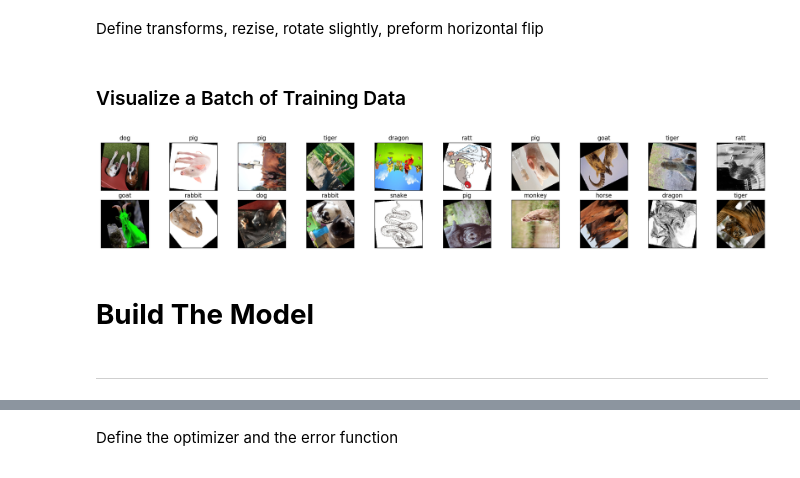
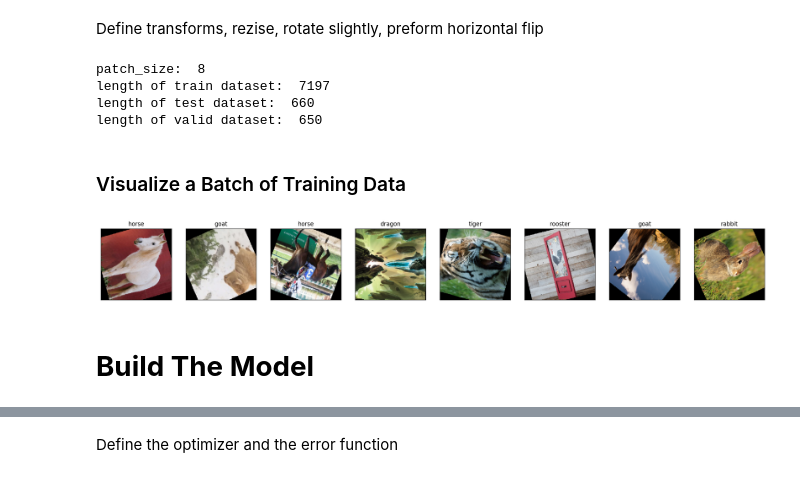
Before and after one commit to gamesMum/ChineseSignsClassification, a Jupyter notebook: Signs.ipynb, the cells around one changed output, grey strips where cells are left out. Cells and saved outputs as stored; diff of their text form; code cells hidden in the pictures.

```diff
--- a/Signs.ipynb
+++ b/Signs.ipynb
@@ -82,66 +81,74 @@ nonechucks may not work properly with this version of PyTorch (1.3.1). It has on
 # %% [markdown]
 Define transforms, rezise, rotate slightly, preform horizontal flip
 # %%
-
+from torch.utils.data.sampler import SubsetRandomSampler
 data_dir = 'signs'
 
-batch_size = 64
+batch_size = 8
+
 # TODO: Define transforms for the training data and testing data
-train_transforms = transforms.Compose([transforms.Resize((256, 256)),
+train_transforms = transforms.Compose([transforms.Resize((250, 250)),
                                        transforms.RandomHorizontalFlip(),
+                                       transforms.CenterCrop(224),
                                        transforms.RandomRotation(224),
                                        transforms.ToTensor(),
                                        transforms.Normalize([0.5, 0.5, 0.5],
                                                            [0.5, 0.5, 0.5])])
 
-test_transforms = transforms.Compose([transforms.Resize(256, 256),
+test_transforms = transforms.Compose([transforms.Resize((250, 250)),
                                       transforms.CenterCrop(224),
                                       transforms.ToTensor(),
                                       transforms.Normalize([0.5, 0.5, 0.5],
                                                            [0.5, 0.5, 0.5])])
 
 # Pass transforms in here, then run the next cell to see how the transforms look
-train_data = datasets.ImageFolder(data_dir + '/train', transform=train_transforms)
-test_data = datasets.ImageFolder(data_dir + '/test', transform=test_transforms)
-valid_data = datasets.ImageFolder(data_dir + "/valid", transform=transforms )
+train_data = datasets.ImageFolder('signs/train', transform=train_transforms)
+valid_data = datasets.ImageFolder('signs/valid', transform=train_transforms)
+test_data = datasets.ImageFolder('signs/test', transform=test_transforms)
 
 train_data = nc.SafeDataset(train_data)
 test_data = nc.SafeDataset(test_data)
 valid_data = nc.SafeDataset(valid_data)
 
 train_loader = torch.utils.data.DataLoader(train_data, batch_size=batch_size, shuffle=True)
-test_loader = torch.utils.data.DataLoader(test_data, batch_size=batch_size)
-valid_loader = torch.utils.data.DataLoader(valid_data, batch_size=batch_size)
+test_loader = torch.utils.data.DataLoader(test_data, batch_size=batch_size, shuffle=True)
+valid_loader = torch.utils.data.DataLoader(valid_data, batch_size=batch_size, shuffle=True)
 
+print('patch_size: ', batch_size)
+print('length of train dataset: ', len(train_data))
+print('length of test dataset: ',len(test_data))
+print('length of valid dataset: ',len(valid_data))
 # specify the image classes
 classes = ['dog', 'dragon', 'goat', 'horse', 'monkey', 'ox', 'pig', 'rabbit',
            'ratt', 'rooster', 'snake', 'tiger']
+# %% [output]
+patch_size:  8
+length of train dataset:  7197
+length of test dataset:  660
+length of valid dataset:  650
 # %% [markdown]
 ### Visualize a Batch of Training Data
 # %%
-# helper function to un-normalize and display an image
 def imshow(img):
-    img = img / 2 + 0.5  # unnormalize
-    plt.imshow(np.transpose(img, (1, 2, 0)))  # convert from Tensor image
+  img = img /2+0.5 #unormalize the images
+  plt.imshow(np.transpose(img, (1, 2, 0))) #convert it back from tensor to image
 
-# obtain one batch of training images
-dataiter = iter(train_loader)
-images, labels = dataiter.next()
-images = images.numpy() # convert images to numpy for display
+#get one batch of training images
+dataiter = iter(train_loader) #now contains the first batch
+images, labels = dataiter.next() #images=the first batch of images, labels= the first batch of labels
+images = images.numpy() #convert the images to display them
 
-# plot the images in the batch, along with the corresponding labels
-fig = plt.figure(figsize=(25, 4))
-# display 20 images
-for idx in np.arange(20):
-    ax = fig.add_subplot(2, 20/2, idx+1, xticks=[], yticks=[])
-    imshow(images[idx])
-    ax.set_title(classes[labels[idx]])
+#plot the imahes in the batch along with the corresponding labels
+fig = plt.figure(figsize=(25,6))
+#display 8 images
+for idx in np.arange(batch_size):
+  ax = fig.add_subplot(1, batch_size, idx+1, xticks=[], yticks=[]) #(rows, cols, index, .., ..)
+  imshow(images[idx])
+  ax.set_title(classes[labels[idx]])
 # %% [output]
-[figure, old version]
+[figure, new version]
 # %% [markdown]
 # **Build The Model**
-# %% [markdown]
-________________________________
 # %%
 import torch.nn as nn
 import torch.nn.functional as FF
```
Also changed, not shown: parts of 23 cells of this notebook.
